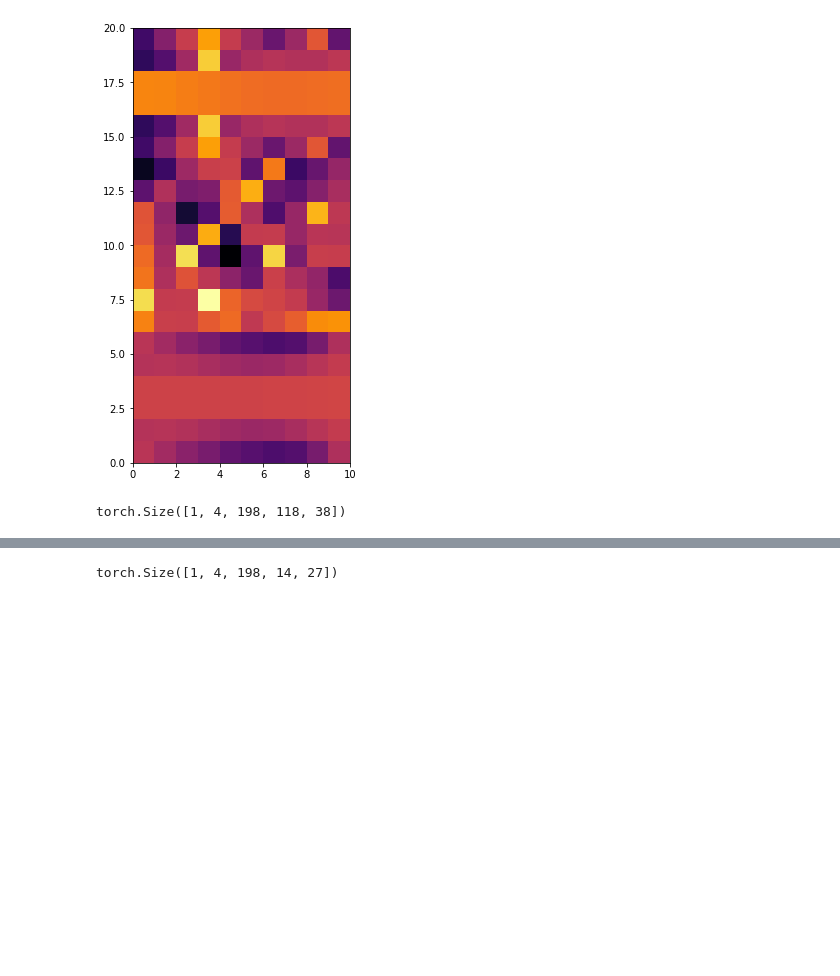
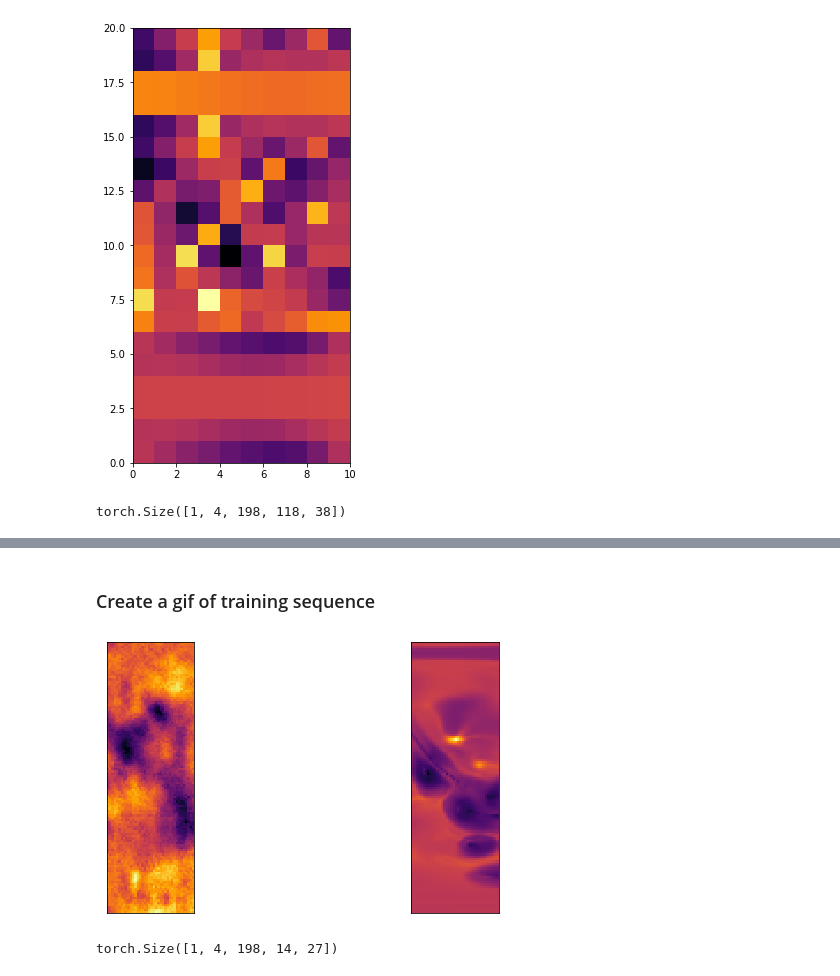
Before and after one commit to tvhahn/EarthGAN, a Jupyter notebook: notebooks/scratch/load_model_viz.ipynb, the cells around one changed output, grey strips where cells are left out. Drawn from its saved outputs; the diff is of its cells as text; code cells hidden in the pictures; blank space fills up the shorter version.

```diff
--- a/notebooks/scratch/load_model_viz.ipynb
+++ b/notebooks/scratch/load_model_viz.ipynb
@@ -95,0 +98,2 @@ ax.set_aspect(1)
+# %% [markdown]
+### Create a gif of training sequence
@@ -95,0 +124,14 @@ ax.set_aspect(1)
+# %%
+color_scheme='inferno'
+fig, ax = plt.subplots(1,2, figsize=(10,5))
+ax[0].pcolormesh(x_fake[0,0,160,:,:].cpu(), cmap=color_scheme)
+ax[0].get_xaxis().set_visible(False)
+ax[0].get_yaxis().set_visible(False)
+ax[0].set_aspect(1)
+
+ax[1].pcolormesh(x_truth[0,0,160,:,:].cpu(), cmap=color_scheme)
+ax[1].get_xaxis().set_visible(False)
+ax[1].get_yaxis().set_visible(False)
+ax[1].set_aspect(1)
+# %% [output]
+[figure, added]
```
Also changed, not shown: parts of 19 cells of this notebook, 3 other files.
